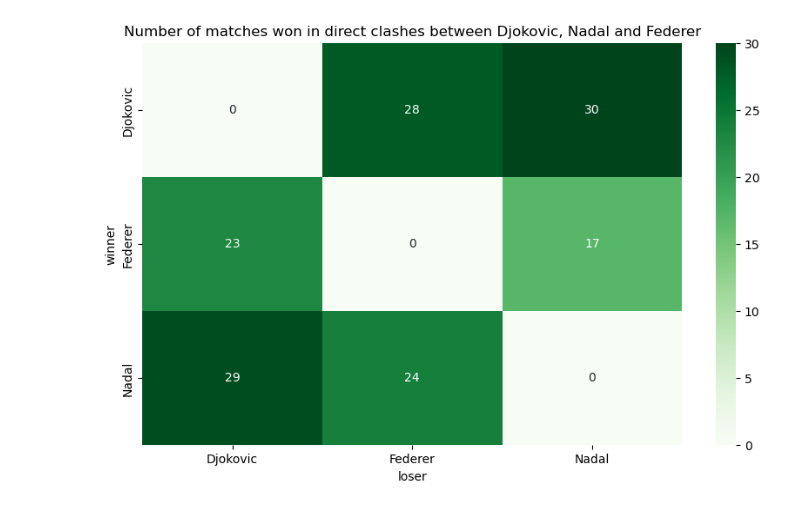
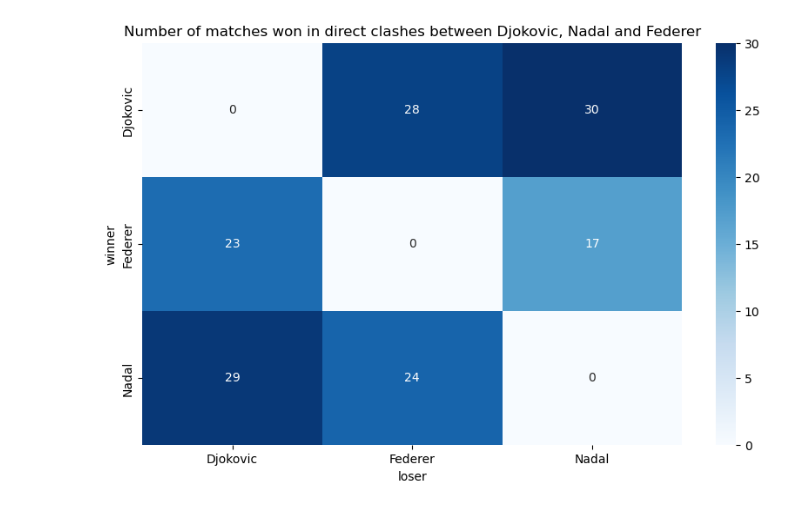
Before and after one commit to yasemitee/SciVIs, a Jupyter notebook: goat.ipynb, the cells around one changed output. Cells and saved outputs as stored; diff of their text form; code cells hidden in the pictures.

```diff
--- a/goat.ipynb
+++ b/goat.ipynb
@@ -74,32 +74,32 @@ plt.show()
 # %%
 djokovic_nadal = atp_matches[((atp_matches['winner_name'] == 'Novak Djokovic') & (atp_matches['loser_name'] == 'Rafael Nadal')) | ((atp_matches['winner_name'] == 'Rafael Nadal') & (atp_matches['loser_name'] == 'Novak Djokovic'))]
 djokovic_federer = atp_matches[((atp_matches['winner_name'] == 'Novak Djokovic') & (atp_matches['loser_name'] == 'Roger Federer')) | ((atp_matches['winner_name'] == 'Roger Federer') & (atp_matches['loser_name'] == 'Novak Djokovic'))]
 nadal_federer = atp_matches[((atp_matches['winner_name'] == 'Rafael Nadal') & (atp_matches['loser_name'] == 'Roger Federer')) | ((atp_matches['winner_name'] == 'Roger Federer') & (atp_matches['loser_name'] == 'Rafael Nadal'))]
 
 djokovic_nadal['winner'] = np.where(djokovic_nadal['winner_name'] == 'Novak Djokovic', 'Djokovic', 'Nadal')
 djokovic_federer['winner'] = np.where(djokovic_federer['winner_name'] == 'Novak Djokovic', 'Djokovic', 'Federer')
 nadal_federer['winner'] = np.where(nadal_federer['winner_name'] == 'Rafael Nadal', 'Nadal', 'Federer')
 
 djokovic_nadal['loser'] = np.where(djokovic_nadal['loser_name'] == 'Novak Djokovic', 'Djokovic', 'Nadal')
 djokovic_federer['loser'] = np.where(djokovic_federer['loser_name'] == 'Novak Djokovic', 'Djokovic', 'Federer')
 nadal_federer['loser'] = np.where(nadal_federer['loser_name'] == 'Rafael Nadal', 'Nadal', 'Federer')
 
 djokovic_nadal = djokovic_nadal.groupby(['winner', 'loser']).size().reset_index(name='count')
 djokovic_federer = djokovic_federer.groupby(['winner', 'loser']).size().reset_index(name='count')
 nadal_federer = nadal_federer.groupby(['winner', 'loser']).size().reset_index(name='count')
 
 combined_df = pd.concat([djokovic_nadal, djokovic_federer, nadal_federer], ignore_index=True)
 combined_df = combined_df.pivot(index='winner', columns='loser', values='count')
 combined_df = combined_df.fillna(0)
 combined_df = combined_df.astype(int)
 
 plt.figure(figsize=(10, 6))
-sns.heatmap(combined_df, annot=True, cmap='Greens', fmt='g')
+sns.heatmap(combined_df, annot=True, cmap='Blues', fmt='g')
 plt.title('Number of matches won in direct clashes between Djokovic, Nadal and Federer')
 
 plt.show()
 # %% [output]
-[figure, old version]
+[figure, new version]
 # %%
 djokovic_surface = djokovic.groupby('surface').size().reset_index(name='count')
 nadal_surface = nadal.groupby('surface').size().reset_index(name='count')
```
Also changed, not shown: parts of 5 cells of this notebook, 4 other files.
